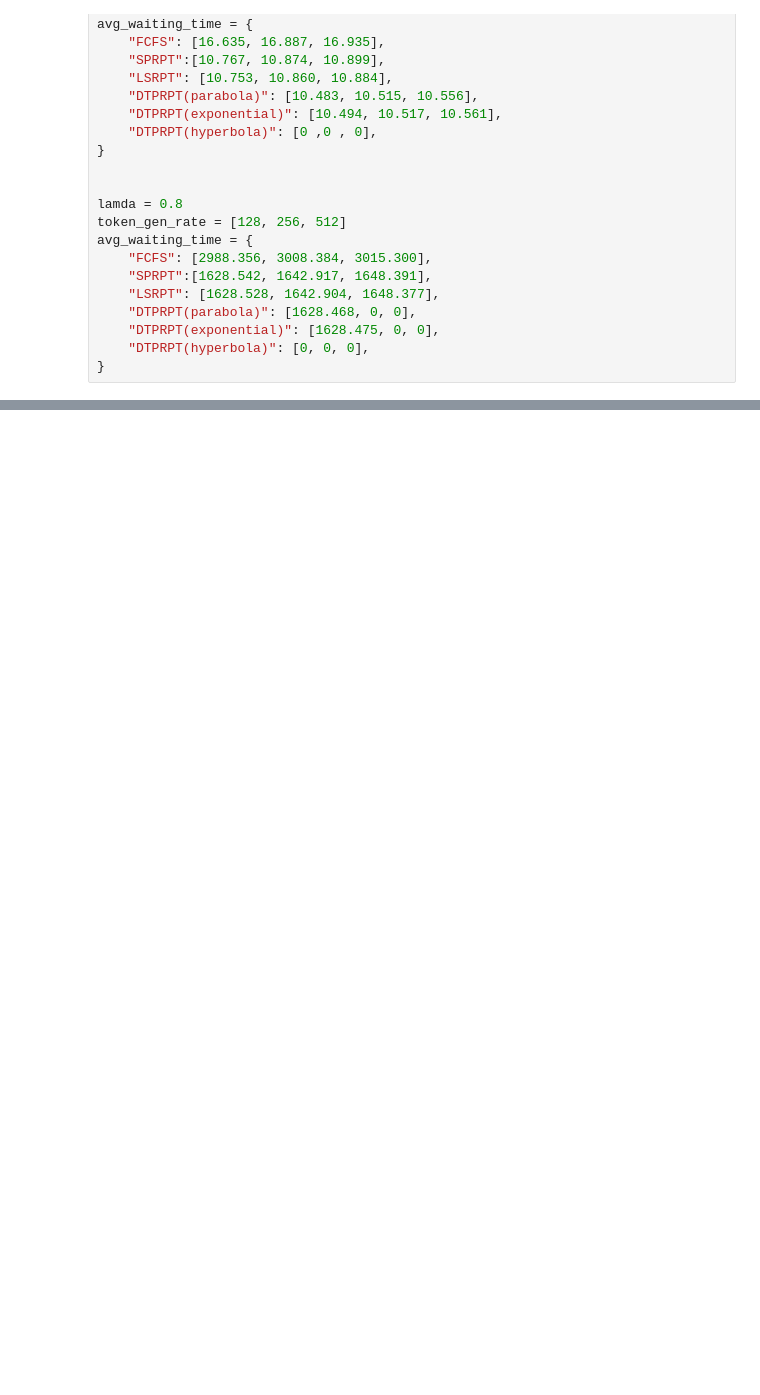
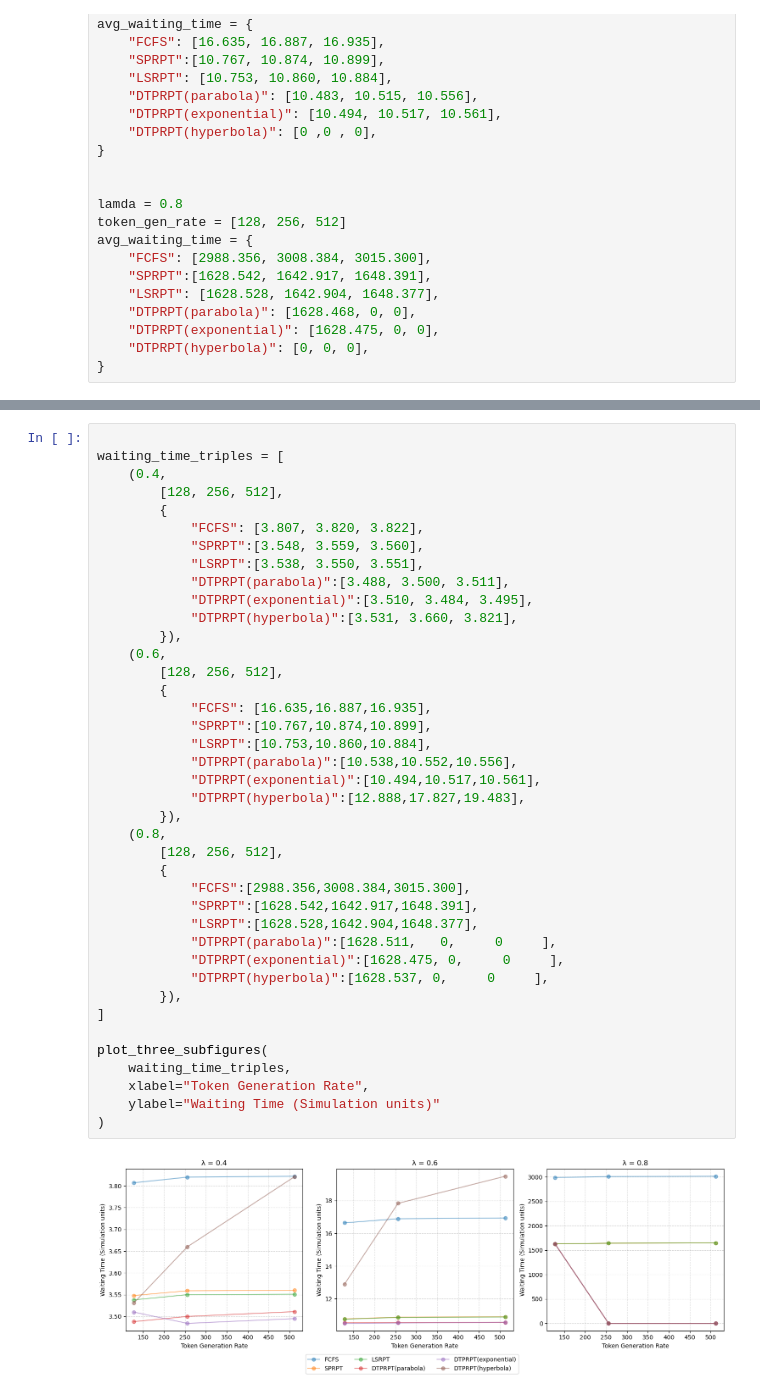
Before and after one commit to emmanuel2406/MEM-PREM, a Jupyter notebook: paper/results/plot.ipynb, the cells around one changed output, grey strips where cells are left out. Drawn from its saved outputs; the diff is of its cells as text; blank space fills up the shorter version.

```diff
--- a/paper/results/plot.ipynb
+++ b/paper/results/plot.ipynb
@@ -222,0 +392,42 @@ avg_waiting_time = {
+# %%
+
+waiting_time_triples = [
+    (0.4,
+        [128, 256, 512],
+        {
+            "FCFS": [3.807, 3.820, 3.822],
+            "SPRPT":[3.548, 3.559, 3.560],
+            "LSRPT":[3.538, 3.550, 3.551],
+            "DTPRPT(parabola)":[3.488, 3.500, 3.511],
+            "DTPRPT(exponential)":[3.510, 3.484, 3.495],
+            "DTPRPT(hyperbola)":[3.531, 3.660, 3.821],
+        }),
+    (0.6,
+        [128, 256, 512],
+        {
+            "FCFS": [16.635,16.887,16.935],
+            "SPRPT":[10.767,10.874,10.899],
+            "LSRPT":[10.753,10.860,10.884],
+            "DTPRPT(parabola)":[10.538,10.552,10.556],
+            "DTPRPT(exponential)":[10.494,10.517,10.561],
+            "DTPRPT(hyperbola)":[12.888,17.827,19.483],
+        }),
+    (0.8,
+        [128, 256, 512],
+        {
+            "FCFS":[2988.356,3008.384,3015.300],
+            "SPRPT":[1628.542,1642.917,1648.391],
+            "LSRPT":[1628.528,1642.904,1648.377],
+            "DTPRPT(parabola)":[1628.511,   0,     0     ],
+            "DTPRPT(exponential)":[1628.475, 0,     0     ],
+            "DTPRPT(hyperbola)":[1628.537, 0,     0     ],
+        }),
+]
+
+plot_three_subfigures(
+    waiting_time_triples,
+    xlabel="Token Generation Rate",
+    ylabel="Waiting Time (Simulation units)"
+)
+# %% [output]
+[figure, added]
```
Also changed, not shown: parts of 14 cells of this notebook, 36 other files.
